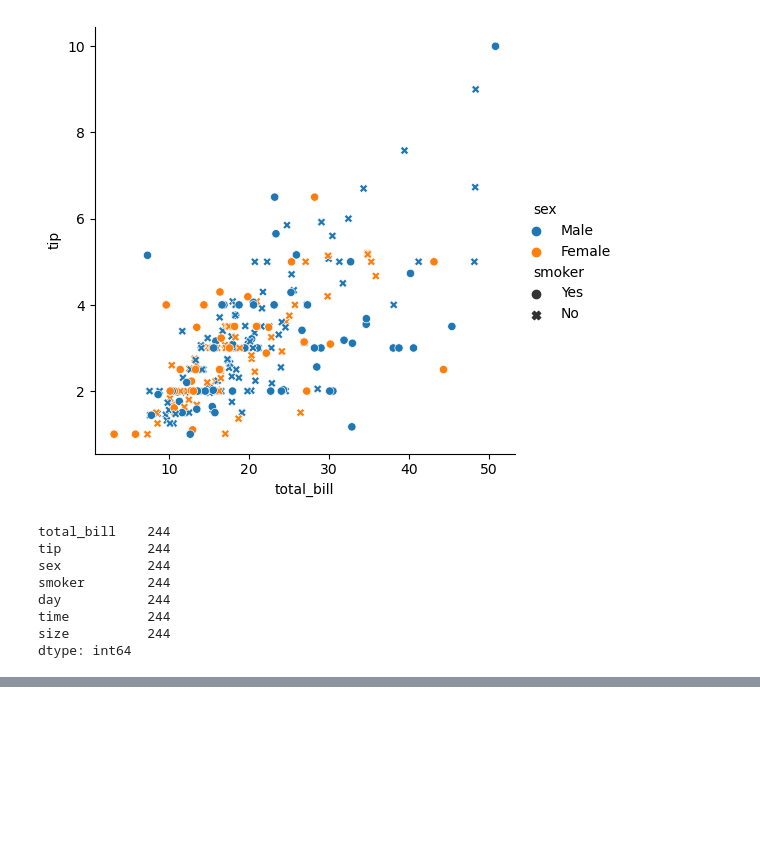
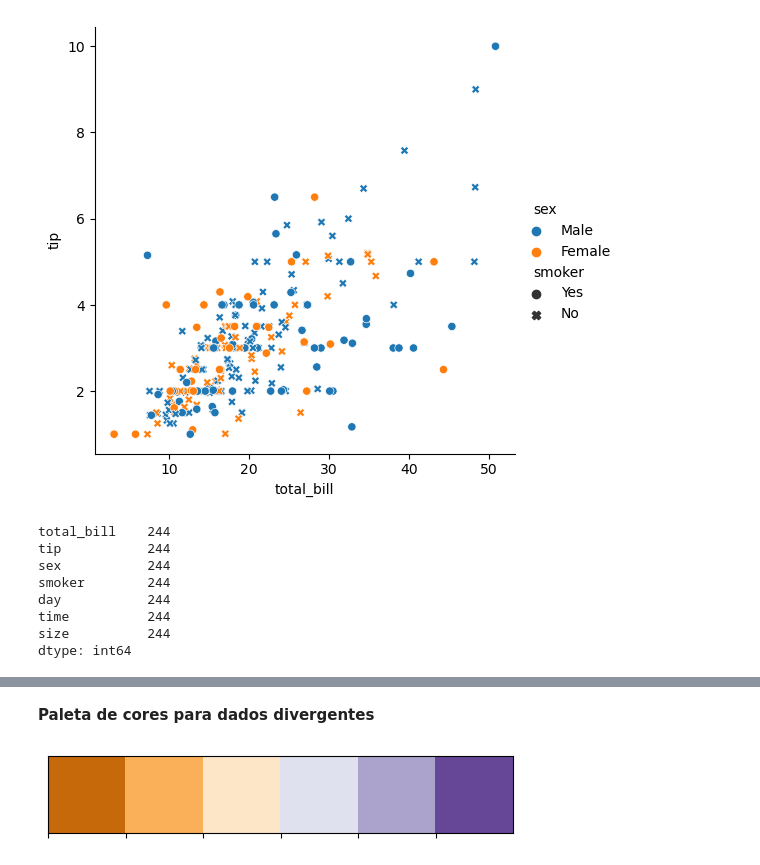
Before and after one commit to Kouta-22/Pratices_DataScience, a Jupyter notebook: visualizacao_de_dados/aula03.ipynb, the cells around one changed output, grey strips where cells are left out. Drawn from its saved outputs; the diff is of its cells as text; code cells hidden in the pictures; blank space fills up the shorter version.

```diff
--- a/visualizacao_de_dados/aula03.ipynb
+++ b/visualizacao_de_dados/aula03.ipynb
@@ -72,0 +110,6 @@ dtype: int64
+# %% [markdown]
+__Paleta de cores para dados divergentes__
+# %%
+sns.palplot(sns.color_palette("PuOr"))
+# %% [output]
+[figure, added]
```
Also changed, not shown: parts of 26 cells of this notebook.
